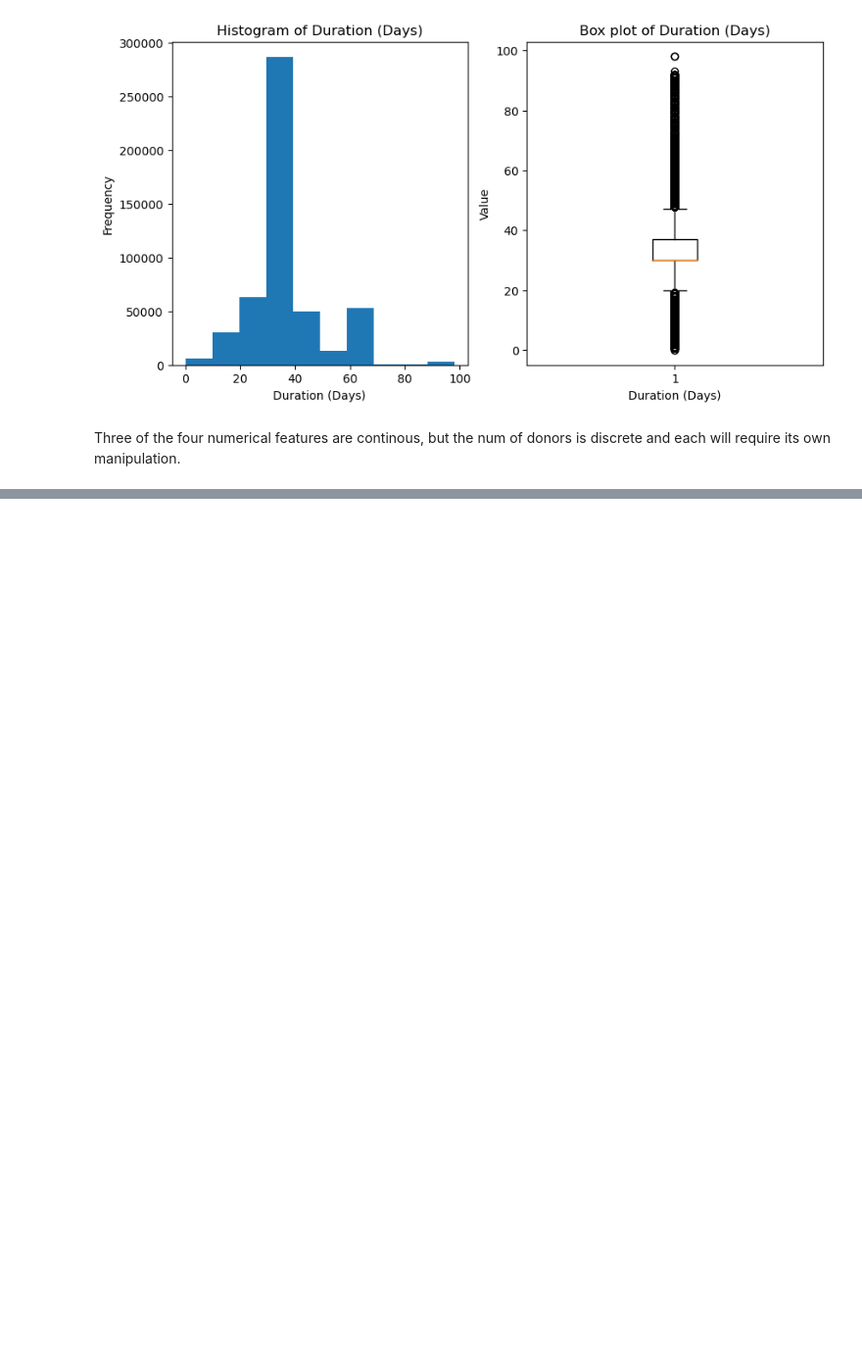
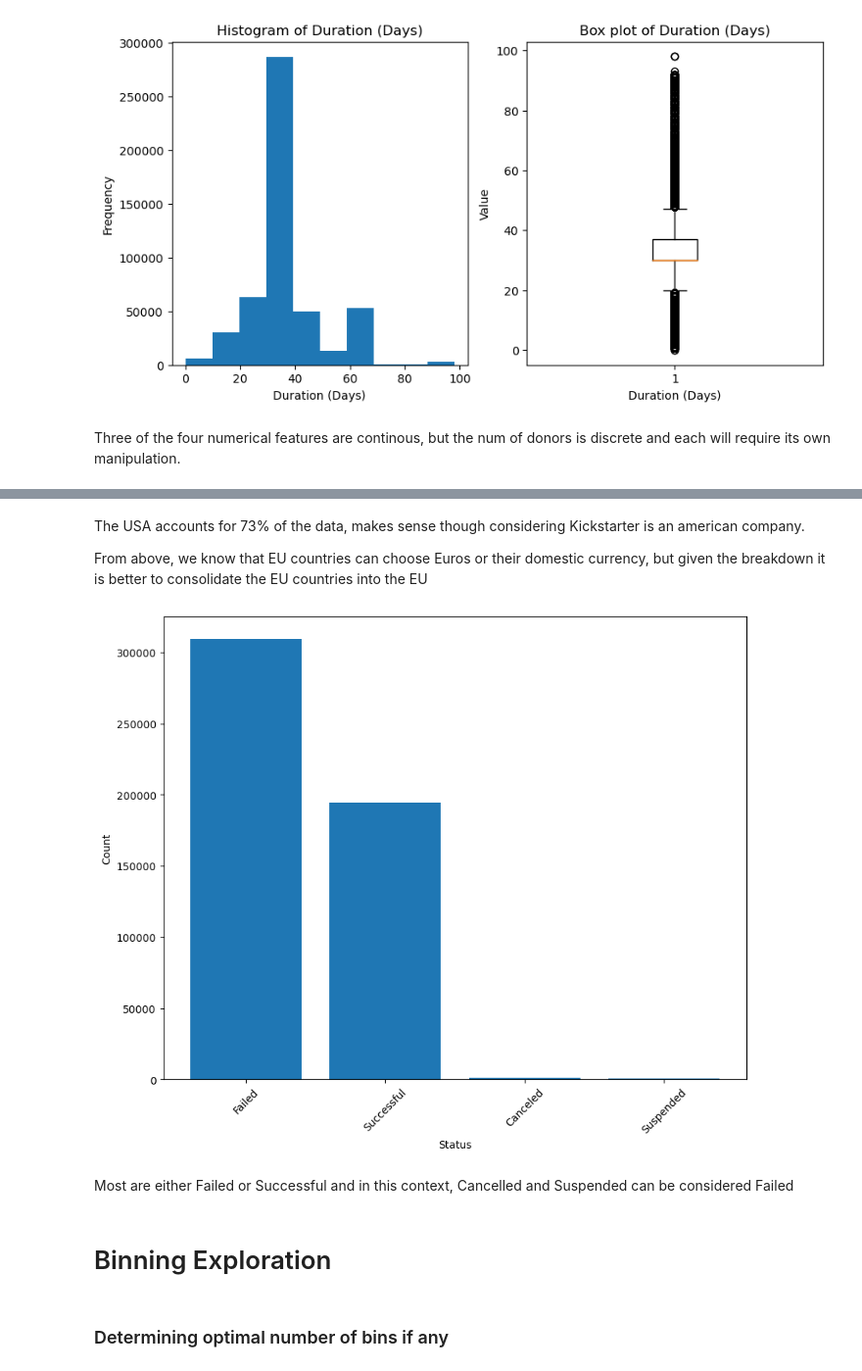
Before and after one commit to SBangarh/Kickstarter_Analysis, a Jupyter notebook: exploratory_analysis.ipynb, the cells around one changed output, grey strips where cells are left out. Shown: that part at 98% size. Cells and saved outputs as stored; diff of their text form; code cells hidden in the pictures; blank space fills up the shorter version.

```diff
--- a/exploratory_analysis.ipynb
+++ b/exploratory_analysis.ipynb
@@ -375,6 +370,17 @@ Given, European Union countries have a choice I will consolidate them to Euros a
+# %% [markdown]
+The USA accounts for 73% of the data, makes sense though considering Kickstarter is an american company.
+
+From above, we know that EU countries can choose Euros or their domestic currency, but given the breakdown it is better to consolidate the EU countries into the EU
 # %%
 #set dictionaries to replace values - Eurpope should change to European Union
 euro_dict = {'Sweden': 'European Union', 'Denmark': 'European Union', 'Switzerland': 'European Union', 'Norway': 'European Union', 'Poland': 'European Union'}
 
 #replace European countries with Europe and Euro, lose some granularity, but will be better
 data['Project_Country'].replace(euro_dict, inplace=True)
+# %%
+#explore status
+plot_counts(data, 'Status', (10, 8))
+# %% [output]
+[figure, added]
+# %% [markdown]
+Most are either Failed or Successful and in this context, Cancelled and Suspended can be considered Failed
@@ -380,0 +393,4 @@ data['Project_Country'].replace(euro_dict, inplace=True)
+# %% [markdown]
+# Binning Exploration
+# %% [markdown]
+### Determining optimal number of bins if any
```
Also changed, not shown: parts of 27 cells of this notebook.
